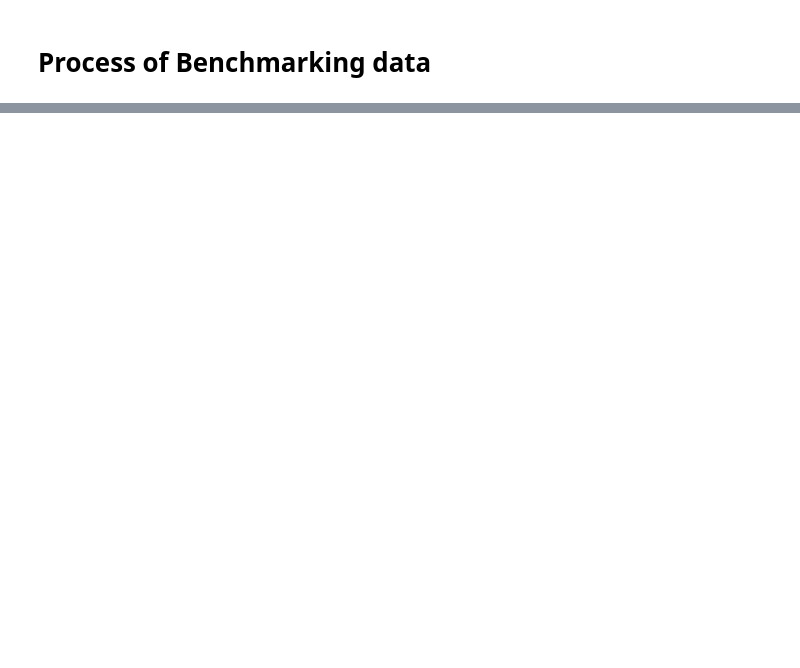
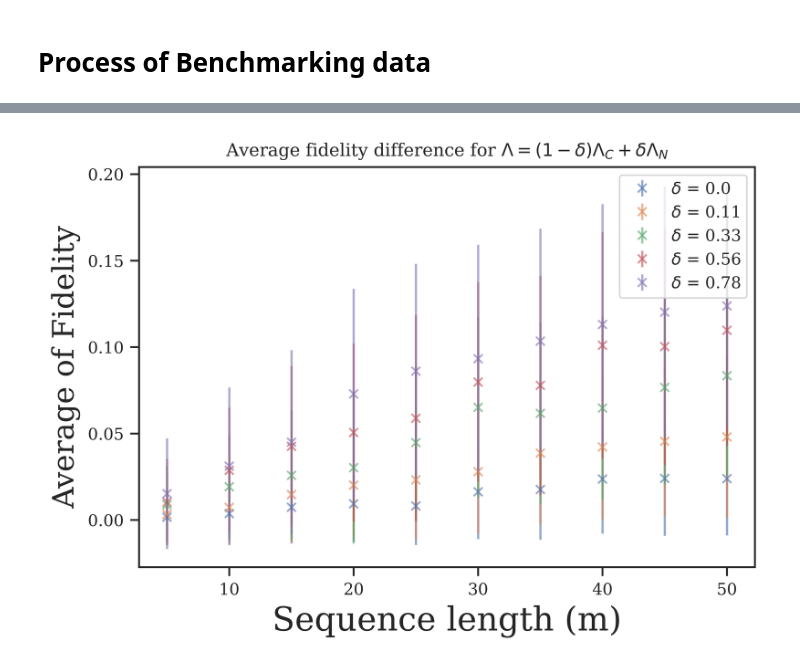
Before and after one commit to mmehrani/Randomized_Benchmarking_protocol, a Jupyter notebook: data_post_processing.ipynb, the cells around one changed output, grey strips where cells are left out. Saved outputs shown, nothing was run; the diff lists cells and outputs as text; code cells hidden in the pictures; blank space fills up the shorter version.

```diff
--- a/data_post_processing.ipynb
+++ b/data_post_processing.ipynb
@@ -57,0 +109,24 @@ fig.savefig(os.path.join(path, 'RB_std_ntv_comparison.png'))
+# %%
+fig = plt.figure(dpi = 1000)
+# fig = plt.figure()
+ax = fig.add_subplot()
+
+for epsilon in [0.001,0.002,0.004,0.006,0.008]:
+    delta = (epsilon - 0.001)/0.009
+    # plt.loglog()
+
+    ax.errorbar(ordered_layers_dict[epsilon], avg_rng_fdlty_dict[epsilon] - avg_std_fdlty_dict[epsilon],
+                yerr = root_sum_squared(err_rng_fdlty_dict[epsilon],err_std_fdlty_dict[epsilon]),
+                alpha = 0.6, fmt='x',
+                label = r'$\delta$ = {}'.format(np.round(delta,2)))
+
+
+plt.xlabel('Sequence length (m)', fontsize=18)
+plt.ylabel('Average of Fidelity', fontsize=16)
+plt.title(r'Average fidelity difference for $\Lambda = (1-\delta) \Lambda_C + \delta \Lambda_N$'.format(epsilon))
+
+plt.legend()
+
+fig.savefig(os.path.join(path, 'RB_combination_two_dep_noises.png'))
+# %% [output]
+[figure, added]
```
Also changed, not shown: parts of 14 cells of this notebook.
